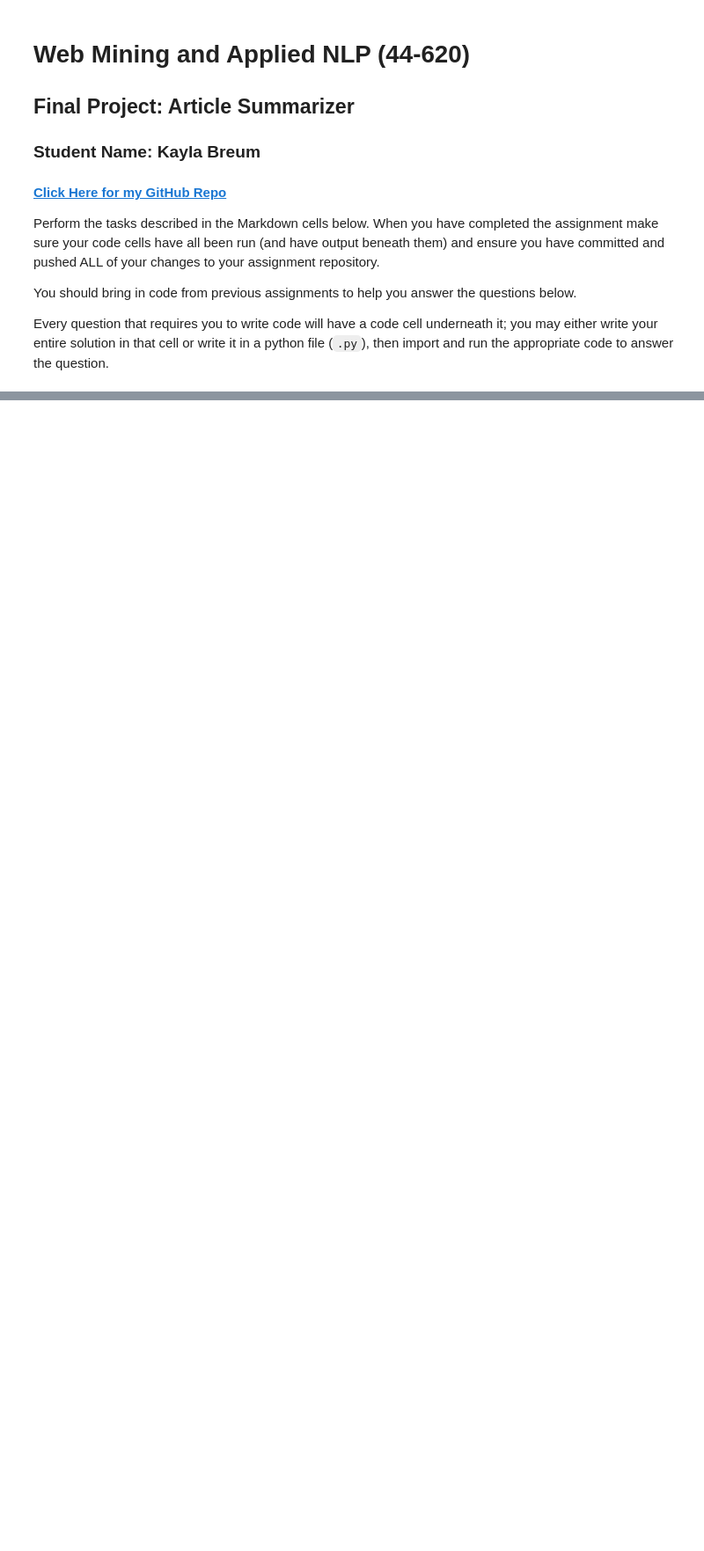
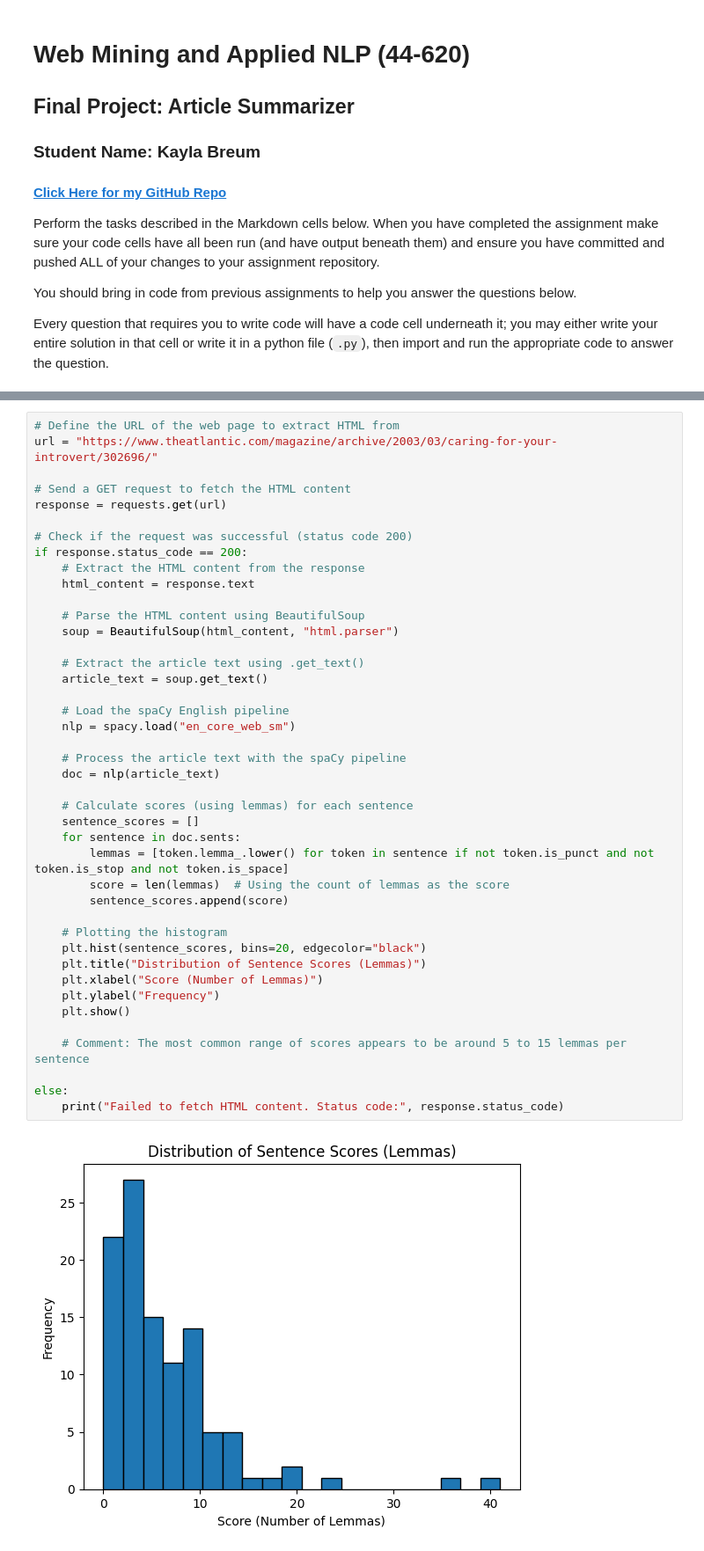
Before and after one commit to kcbreum/article-summarizer, a Jupyter notebook: article-summarizer.ipynb, the cells around one changed output, grey strips where cells are left out. Shown at 88% size. Drawn from its saved outputs; the diff is of its cells as text; blank space fills up the shorter version.

```diff
--- a/article-summarizer.ipynb
+++ b/article-summarizer.ipynb
@@ -50,0 +253,44 @@ Feel free to change these scores as you generate your summaries.  Ideally, we're
+# %%
+# Define the URL of the web page to extract HTML from
+url = "https://www.theatlantic.com/magazine/archive/2003/03/caring-for-your-introvert/302696/"
+
+# Send a GET request to fetch the HTML content
+response = requests.get(url)
+
+# Check if the request was successful (status code 200)
+if response.status_code == 200:
+    # Extract the HTML content from the response
+    html_content = response.text
+
+    # Parse the HTML content using BeautifulSoup
+    soup = BeautifulSoup(html_content, "html.parser")
+
+    # Extract the article text using .get_text()
+    article_text = soup.get_text()
+
+    # Load the spaCy English pipeline
+    nlp = spacy.load("en_core_web_sm")
+
+    # Process the article text with the spaCy pipeline
+    doc = nlp(article_text)
+
+    # Calculate scores (using lemmas) for each sentence
+    sentence_scores = []
+    for sentence in doc.sents:
+        lemmas = [token.lemma_.lower() for token in sentence if not token.is_punct and not token.is_stop and not token.is_space]
+        score = len(lemmas)  # Using the count of lemmas as the score
+        sentence_scores.append(score)
+
+    # Plotting the histogram
+    plt.hist(sentence_scores, bins=20, edgecolor="black")
+    plt.title("Distribution of Sentence Scores (Lemmas)")
+    plt.xlabel("Score (Number of Lemmas)")
+    plt.ylabel("Frequency")
+    plt.show()
+
+    # Comment: The most common range of scores appears to be around 5 to 15 lemmas per sentence
+
+else:
+    print("Failed to fetch HTML content. Status code:", response.status_code)
+# %% [output]
+[figure, added]
```
Also changed, not shown: parts of 36 cells of this notebook, 1 other file.
